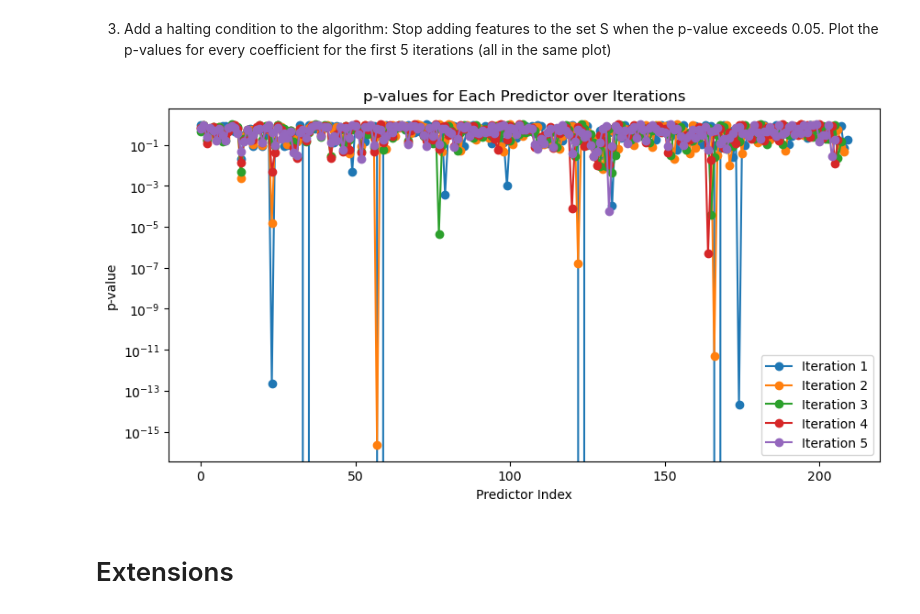
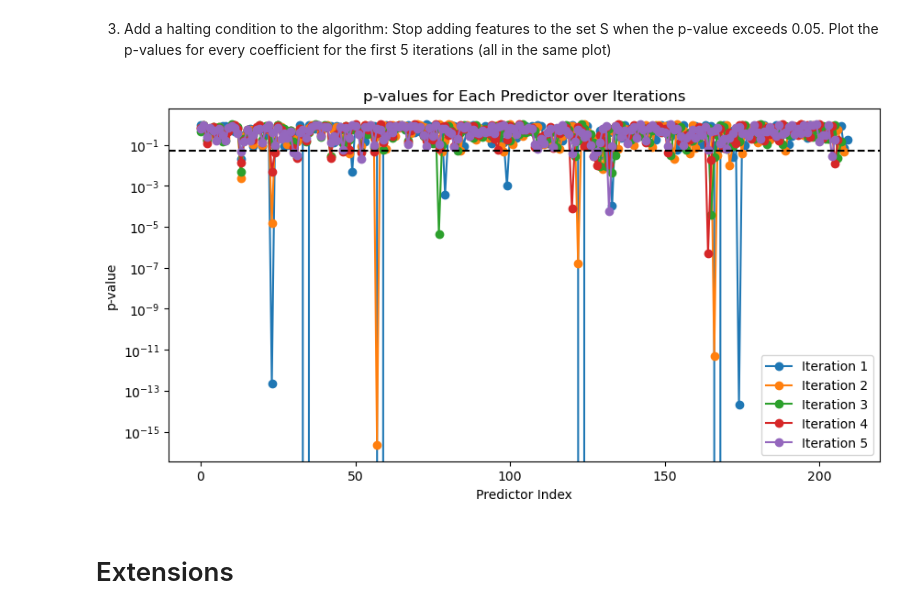
Before and after one commit to lmcastanedame/SD-TSIA204_TP2_Linear-Regression, a Jupyter notebook: TP2 - SD-TSIA204.ipynb, the cells around one changed output. Cells and saved outputs as stored; diff of their text form; code cells hidden in the pictures.

```diff
--- a/TP2 - SD-TSIA204.ipynb
+++ b/TP2 - SD-TSIA204.ipynb
@@ -318,34 +318,35 @@ def forward_selection(X, y, significance_level=0.05):
         current_residuals -= y_pred.squeeze()  # Use squeeze to ensure it's a 1D array
 
         # Remove the selected feature from X
         X = np.delete(X, best_index, axis=1)
 
         # If we have done 5 iterations, break
         if len(p_values_over_iterations) == 5:
             break
 
     return selected_features, p_values_over_iterations
 
 # Plotting function
 def plot_p_values(p_values_over_iterations):
     plt.figure(figsize=(10, 5))
     for i, p_values in enumerate(p_values_over_iterations):
         plt.plot(p_values, label=f'Iteration {i+1}', marker = 'o')
 
+    plt.axhline( y = 0.05, linestyle = '--', color = 'black')
     plt.xlabel('Predictor Index')
     plt.ylabel('p-value')
     plt.title('p-values for Each Predictor over Iterations')
     plt.legend()
     plt.yscale('log')  # Use logarithmic scale for better visibility
     plt.show()
 
 # Perform forward selection on the synthetic data
 selected_features, p_values_over_iterations = forward_selection(X_train, y_train)
 
 # Plot the p-values
 plot_p_values(p_values_over_iterations)
 # %% [output]
-[figure, old version]
+[figure, new version]
 # %% [markdown]
 # Extensions
 # %%
```
Also changed, not shown: parts of 20 cells of this notebook.
